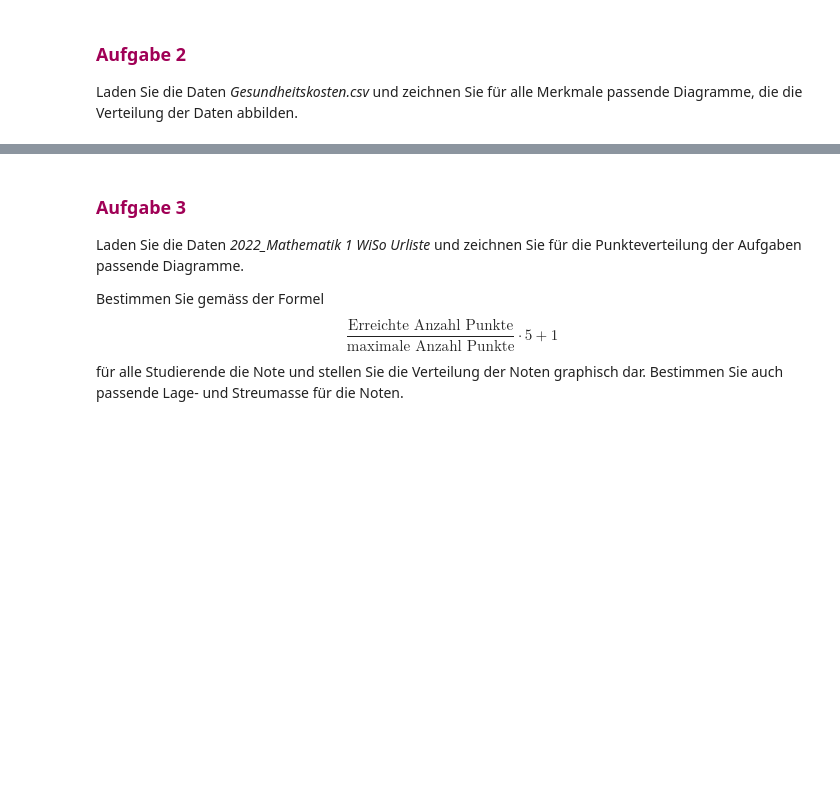
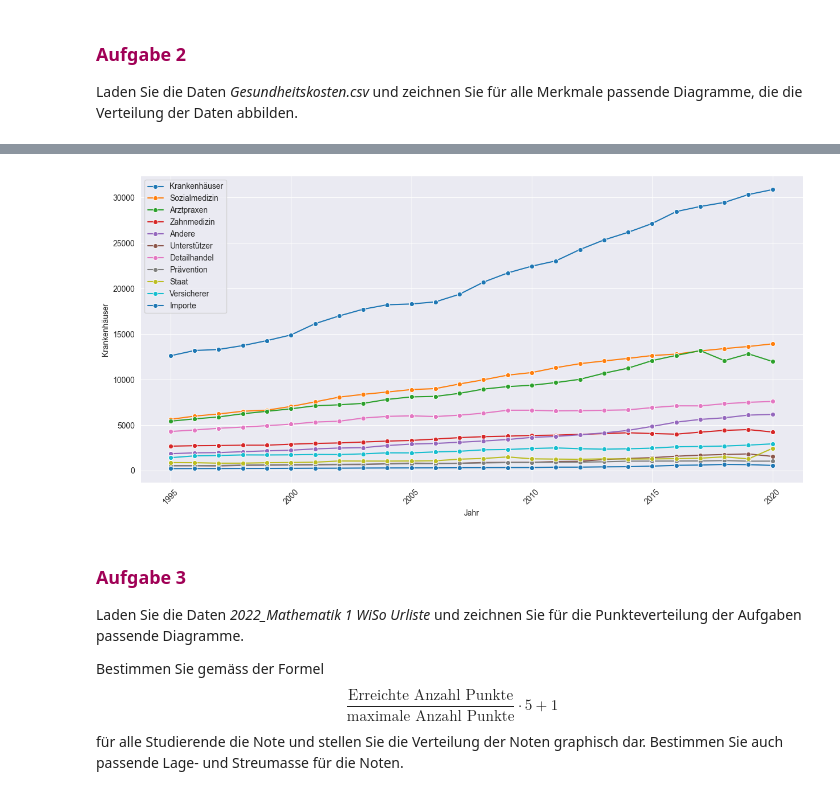
Before and after one commit to linomeyer/HSLU-ASTAT, a Jupyter notebook: SW03/SW03.ipynb, the cells around one changed output, grey strips where cells are left out. Saved outputs shown, nothing was run; the diff lists cells and outputs as text; code cells hidden in the pictures; blank space fills up the shorter version.

```diff
--- a/SW03/SW03.ipynb
+++ b/SW03/SW03.ipynb
@@ -197,4 +256,6 @@ Laden Sie die Daten *2021_Personalerhebung.csv* und zeichnen Sie für alle Merkm
 
 Laden Sie die Daten *Gesundheitskosten.csv* und zeichnen Sie für alle Merkmale passende Diagramme, die die Verteilung der Daten abbilden.
 # %%
-# To do!
+data = pd.read_csv("Daten/Gesundheitskosten.csv")
+data.rename(columns={"Unnamed: 0": "Jahr"}, inplace=True)
+data
@@ -201 +280,8 @@ Laden Sie die Daten *Gesundheitskosten.csv* und zeichnen Sie für alle Merkmale
+# %%
+plt.figure(figsize=(15,7))
+for column in data.iloc[:, 1:]:
+    sns.lineplot(data=data, x="Jahr", y=column, label=column, marker="o")
+    plt.xticks(rotation=45)
+# %% [output]
+[figure, added]
 # %% [markdown]
```
Also changed, not shown: parts of 14 cells of this notebook, 1 other file.
